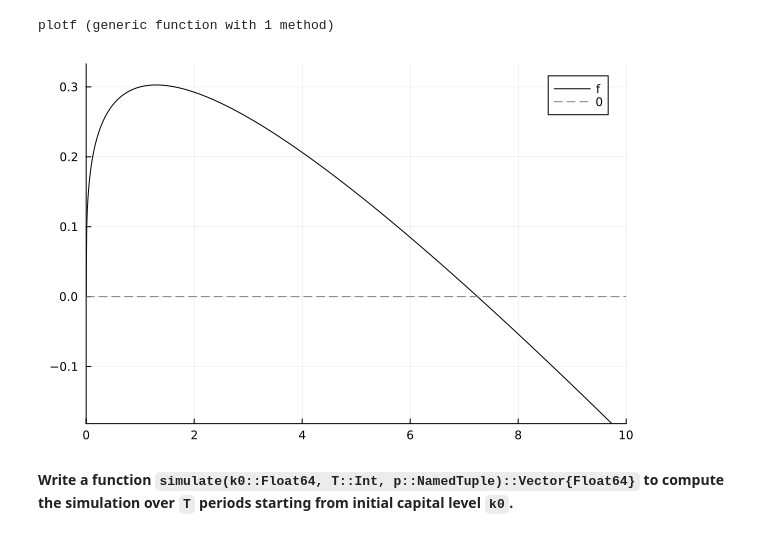
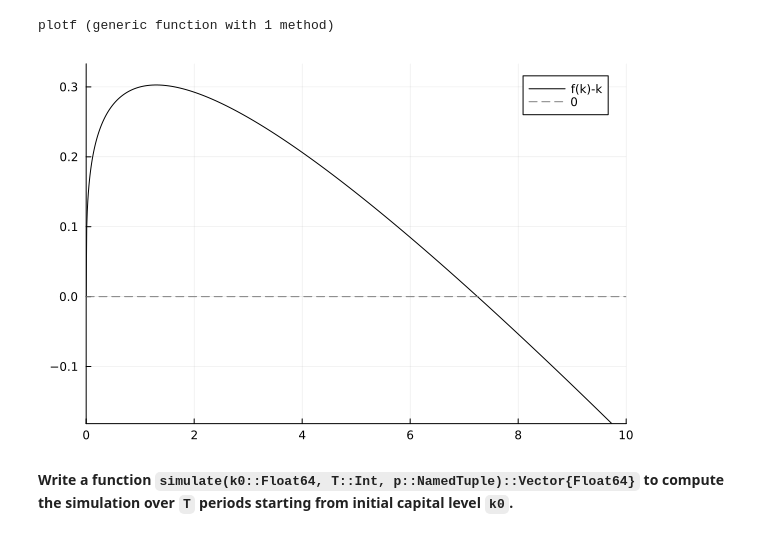
Before and after one commit to PierreRlld/NUM3A, a Jupyter notebook: Tutorial/2_solow.out.ipynb, the cells around one changed output. Drawn from its saved outputs; the diff is of its cells as text; code cells hidden in the pictures.

```diff
--- a/Tutorial/2_solow.out.ipynb
+++ b/Tutorial/2_solow.out.ipynb
@@ -104,7 +93,7 @@ f3 = (k, model; s=0.3) -> f1(k,model; s=s) / f2(k,model;s=s)
 # f4 : k - [f(k) - k] / [f'(k) - 1]
 f4 = (k, model; s=0.3) -> k - f1(k,model; s=s) / f2(k,model;s=s)
 
-function plotf(func, model, s; maxy=false, id=false)
+function plotf(func, model, s; title="f", maxy=false, id=false)
     grid = LinRange(0,10,1000)
     res = [func(x,model;s=s) for x in grid]
     #--------
@@ -118,7 +107,7 @@ function plotf(func, model, s; maxy=false, id=false)
         plot!(plt,grid, grid, c=:green, label="identity")
     end
     #--------
-    plot!(plt, grid, res, c=:black, label="f")
+    plot!(plt, grid, res, c=:black, label=title)
     plot!(plt,[grid[1],grid[end]], [0,0], linestyle = :dash, c=:gray, label="0")
     #--------
 end
@@ -127,9 +116,9 @@ plotf (generic function with 1 method)
 # %%
 # Plot de f(k) - k
 # On peut voir point fixe autour de 7
-plotf(f1,model,0.4)
+plotf(f1,model,0.4; title="f(k)-k")
 # %% [output]
-[figure, old version]
+[figure, new version]
 # %% [markdown]
 **Write a function
 `simulate(k0::Float64, T::Int, p::NamedTuple)::Vector{Float64}` to
```
Also changed, not shown: parts of 8 cells of this notebook, 3 other files.
